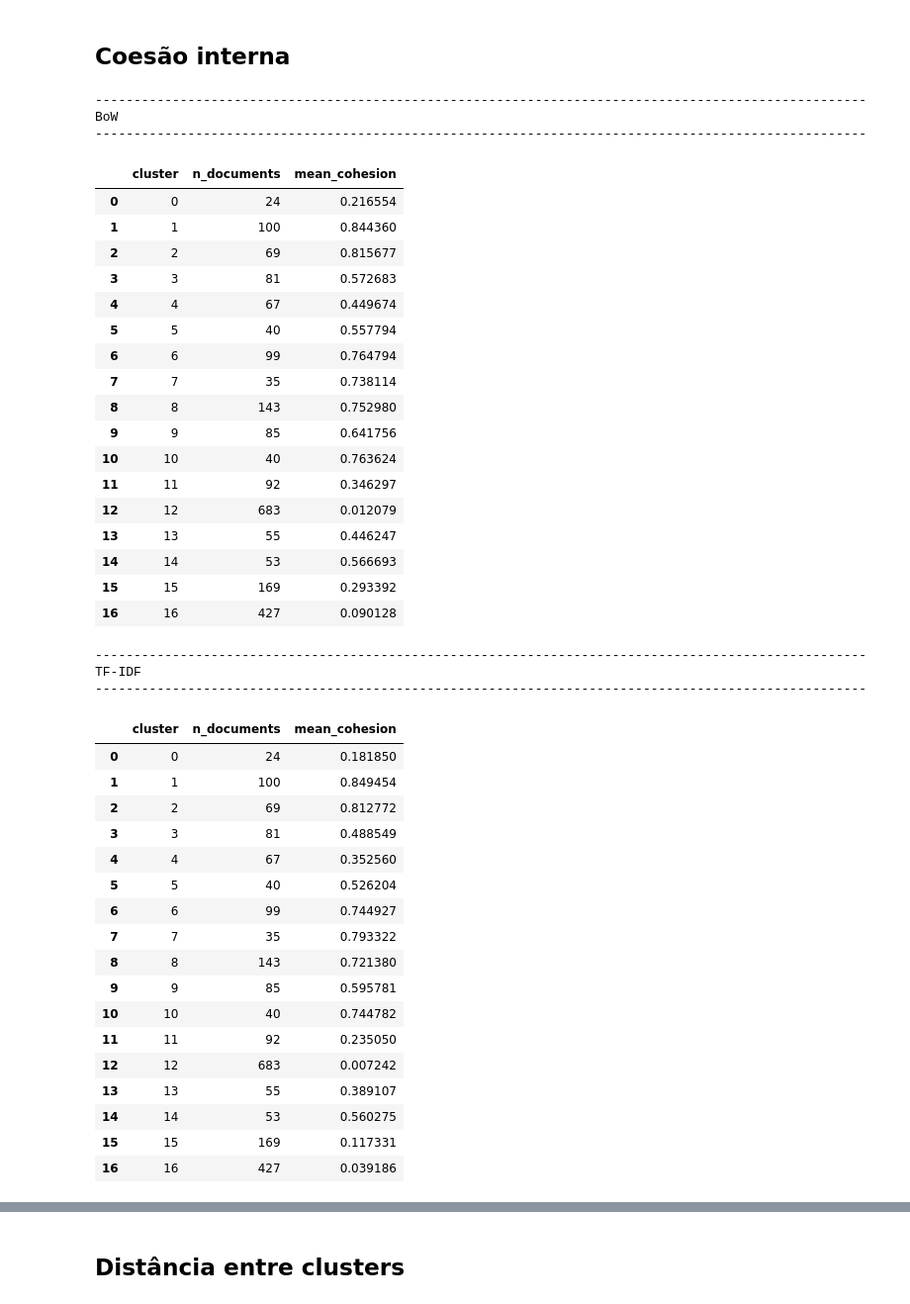
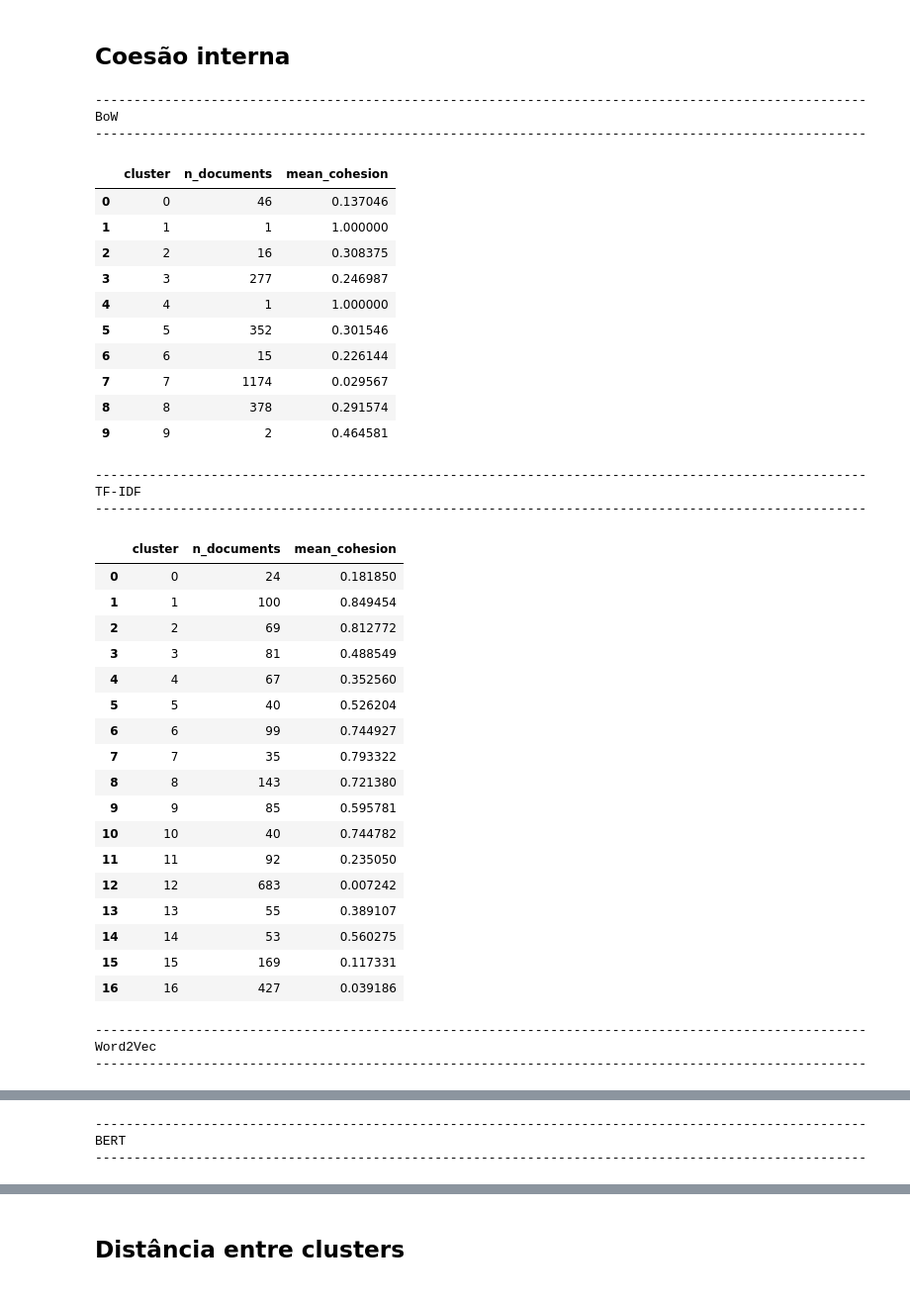
Before and after one commit to incrisvel/adaptaste, a Jupyter notebook: similarity_clustering.ipynb, the cells around one changed output, grey strips where cells are left out. Shown at 99% size. Cells and saved outputs as stored; diff of their text form; code cells hidden in the pictures.

```diff
--- a/similarity_clustering.ipynb
+++ b/similarity_clustering.ipynb
@@ -429,11 +648,13 @@ for model_name, data in model_data.items():
     # Reduzir o TF-IDF para duas dimensões
     pca_2d = PCA(n_components=2)
 
+    matrix = data["matrix"]
+
     coordinates_2d = pca_2d.fit_transform(
-        data["matrix"].toarray()
+        matrix.toarray() if hasattr(matrix, "toarray") else matrix
     )
 
-    cluster_column = f"cluster_{TARGET_MODEL.lower().replace('-', '_')}"
+    cluster_column = f"cluster_{model_name.lower().replace('-', '_')}"
 
     # Criar um DataFrame para a visualização
     df_pca_2d = pd.DataFrame({
@@ -457,7 +678,7 @@ for model_name, data in model_data.items():
             "PCA1": False,
             "PCA2": False
         },
-        title=f"Clusters em 2D ({model_name}) - Variância: {pca_2d.explained_variance_ratio_.sum():.3f}"
+        title=f"{data["k"]} clusters em 2D ({model_name}) - Variância: {pca_2d.explained_variance_ratio_.sum():.3f}"
     )
 
     fig.update_traces(marker=dict(size=8, opacity=0.7))
@@ -487,11 +716,13 @@ for model_name, data in model_data.items():
     # Reduzir o TF-IDF para três dimensões
     pca_3d = PCA(n_components=3)
 
+    matrix = data["matrix"]
+
     coordinates_3d = pca_3d.fit_transform(
-        data["matrix"].toarray()
+        matrix.toarray() if hasattr(matrix, "toarray") else matrix
     )
 
-    cluster_column = f"cluster_{TARGET_MODEL.lower().replace('-', '_')}"
+    cluster_column = f"cluster_{model_name.lower().replace('-', '_')}"
 
     # Criar DataFrame para visualização
     df_pca_3d = pd.DataFrame({
@@ -550,7 +789,11 @@ for model_name, data in model_data.items():
     print(model_name)
     print("-" * 100)
 
-  # Centroides calculados pelo K-Means
+    if data["terms"] is None:
+      print("N/A")
+      continue
+
+    # Centroides calculados pelo K-Means
     centroids = data["model"].cluster_centers_
 
     # Quantidade de termos que queremos mostrar
@@ -624,6 +875,7 @@ for model_name, data in model_data.items():
     print(model_name)
     print("-" * 100)
 
+    # Centroides calculados pelo K-Means
     centroids = data["model"].cluster_centers_
     matrix = data["matrix"]
 
@@ -633,7 +885,7 @@ for model_name, data in model_data.items():
     # Número de avaliações retornadas
     n_reviews = 10
 
-    cluster_column = f"cluster_{TARGET_MODEL.lower().replace('-', '_')}"
+    cluster_column = f"cluster_{model_name.lower().replace('-', '_')}"
 
     for cluster_id in sorted(preprocessed_reviews_df[cluster_column].unique()):
 
@@ -792,7 +1044,7 @@ for model_name, data in model_data.items():
     print("-" * 100)
 
     results_cohesion = []
-    cluster_column = f"cluster_{TARGET_MODEL.lower().replace('-', '_')}"
+    cluster_column = f"cluster_{model_name.lower().replace('-', '_')}"
 
     for cluster_id in sorted(preprocessed_reviews_df[cluster_column].unique()):
 
@@ -800,51 +1052,47 @@ for model_name, data in model_data.items():
         indices = preprocessed_reviews_df.index[
                 preprocessed_reviews_df[cluster_column] == cluster_id
             ].tolist()
 
         # Extrair a submatriz de similaridade
         submatrix = data["similarity"][np.ix_(indices, indices)]
 
         # Selecionar apenas a parte superior da matriz,
         # excluindo a diagonal principal
         even_values = submatrix[
             np.triu_indices_from(submatrix, k=1)
         ]
 
         # Calcular a similaridade média
-        mean_cohesion = even_values.mean()
+        if len(even_values) > 0:
+            mean_cohesion = even_values.mean()
+        else:
+            mean_cohesion = 1.0
 
         results_cohesion.append({
             "cluster": cluster_id,
             "n_documents": len(indices),
             "mean_cohesion": mean_cohesion
         })
 
 
     df_cohesion = pd.DataFrame(results_cohesion)
 
     display(df_cohesion)
 # %% [output]
 ----------------------------------------------------------------------------------------------------
 BoW
 ----------------------------------------------------------------------------------------------------
 |  | cluster | n_documents | mean_cohesion |
-| 0 | 0 | 24 | 0.216554 |
-| 1 | 1 | 100 | 0.844360 |
-| 2 | 2 | 69 | 0.815677 |
-| 3 | 3 | 81 | 0.572683 |
-| 4 | 4 | 67 | 0.449674 |
-| 5 | 5 | 40 | 0.557794 |
-| 6 | 6 | 99 | 0.764794 |
-| 7 | 7 | 35 | 0.738114 |
-| 8 | 8 | 143 | 0.752980 |
-| 9 | 9 | 85 | 0.641756 |
-| 10 | 10 | 40 | 0.763624 |
-| 11 | 11 | 92 | 0.346297 |
-| 12 | 12 | 683 | 0.012079 |
-| 13 | 13 | 55 | 0.446247 |
-| 14 | 14 | 53 | 0.566693 |
-| 15 | 15 | 169 | 0.293392 |
-| 16 | 16 | 427 | 0.090128 |
+| 0 | 0 | 46 | 0.137046 |
+| 1 | 1 | 1 | 1.000000 |
+| 2 | 2 | 16 | 0.308375 |
+| 3 | 3 | 277 | 0.246987 |
+| 4 | 4 | 1 | 1.000000 |
+| 5 | 5 | 352 | 0.301546 |
+| 6 | 6 | 15 | 0.226144 |
+| 7 | 7 | 1174 | 0.029567 |
+| 8 | 8 | 378 | 0.291574 |
+| 9 | 9 | 2 | 0.464581 |
 ----------------------------------------------------------------------------------------------------
 TF-IDF
 ----------------------------------------------------------------------------------------------------
@@ -866,3 +1114,6 @@ TF-IDF
 | 14 | 14 | 53 | 0.560275 |
 | 15 | 15 | 169 | 0.117331 |
 | 16 | 16 | 427 | 0.039186 |
+----------------------------------------------------------------------------------------------------
+Word2Vec
+----------------------------------------------------------------------------------------------------
@@ -868,0 +1134,3 @@ TF-IDF
+----------------------------------------------------------------------------------------------------
+BERT
+----------------------------------------------------------------------------------------------------
```
Also changed, not shown: parts of 22 cells of this notebook.
